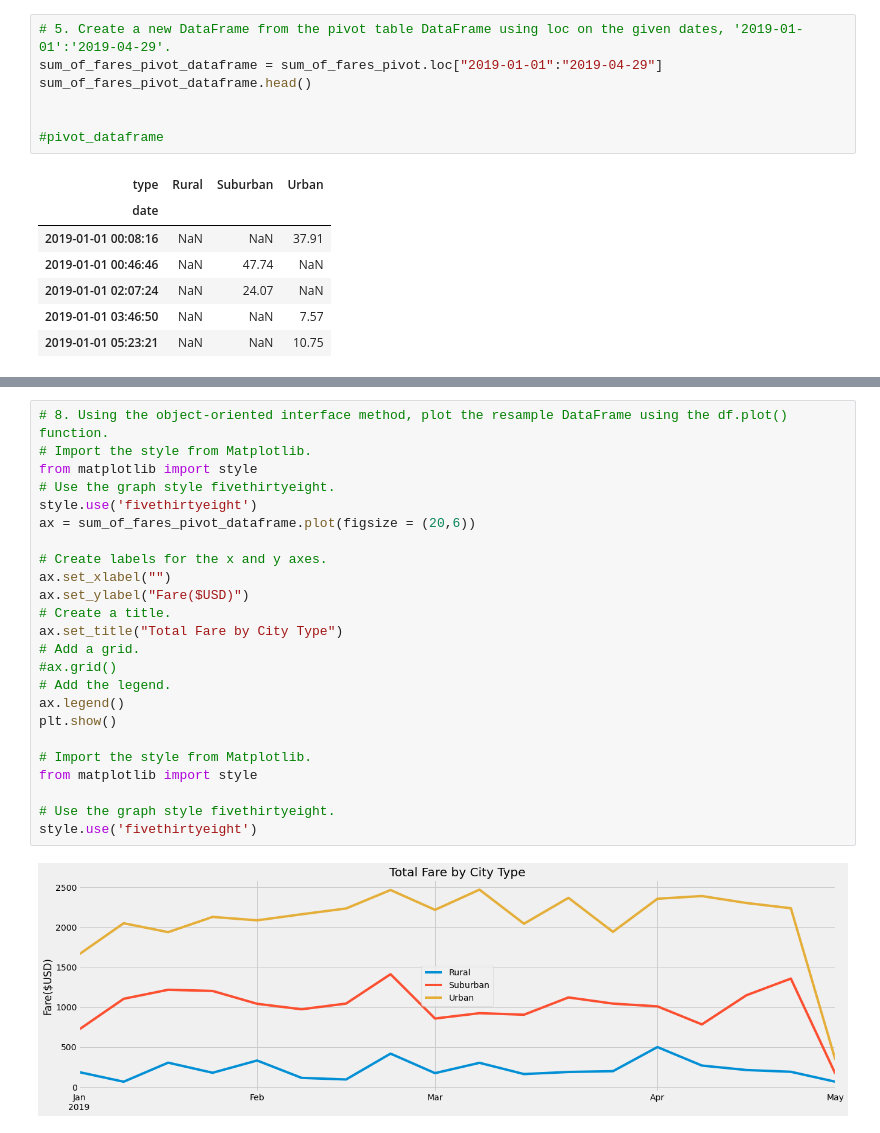
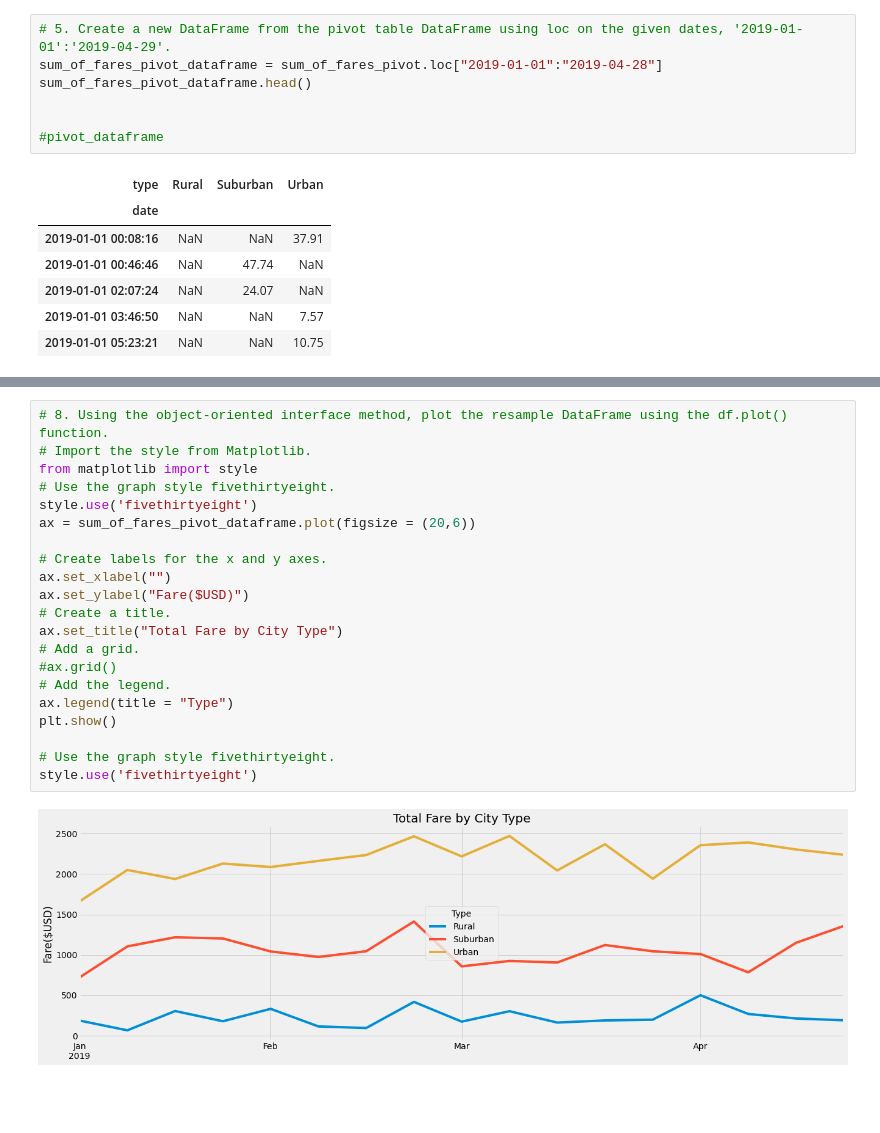
Before and after one commit to worksm/PyBer_Analysis, a Jupyter notebook: PyBer_Challenge.ipynb, the cells around one changed output, grey strips where cells are left out. Drawn from its saved outputs; the diff is of its cells as text; blank space fills up the shorter version.

```diff
--- a/PyBer_Challenge.ipynb
+++ b/PyBer_Challenge.ipynb
@@ -206,7 +206,7 @@ sum_of_fares_pivot
 2375 rows × 3 columns
 # %%
 # 5. Create a new DataFrame from the pivot table DataFrame using loc on the given dates, '2019-01-01':'2019-04-29'.
-sum_of_fares_pivot_dataframe = sum_of_fares_pivot.loc["2019-01-01":"2019-04-29"]
+sum_of_fares_pivot_dataframe = sum_of_fares_pivot.loc["2019-01-01":"2019-04-28"]
 sum_of_fares_pivot_dataframe.head()
 
 
@@ -279,26 +280,23 @@ sum_of_fares_pivot_dataframe
 # %%
 # 8. Using the object-oriented interface method, plot the resample DataFrame using the df.plot() function.
 # Import the style from Matplotlib.
 from matplotlib import style
 # Use the graph style fivethirtyeight.
 style.use('fivethirtyeight')
 ax = sum_of_fares_pivot_dataframe.plot(figsize = (20,6))
 
 # Create labels for the x and y axes.
 ax.set_xlabel("")
 ax.set_ylabel("Fare($USD)")
 # Create a title.
 ax.set_title("Total Fare by City Type")
 # Add a grid.
 #ax.grid()
 # Add the legend.
-ax.legend()
+ax.legend(title = "Type")
 plt.show()
-
-# Import the style from Matplotlib.
-from matplotlib import style
 
 # Use the graph style fivethirtyeight.
 style.use('fivethirtyeight')
 # %% [output]
-[figure, old version]
+[figure, new version]
```
Also changed, not shown: parts of 3 cells of this notebook.
